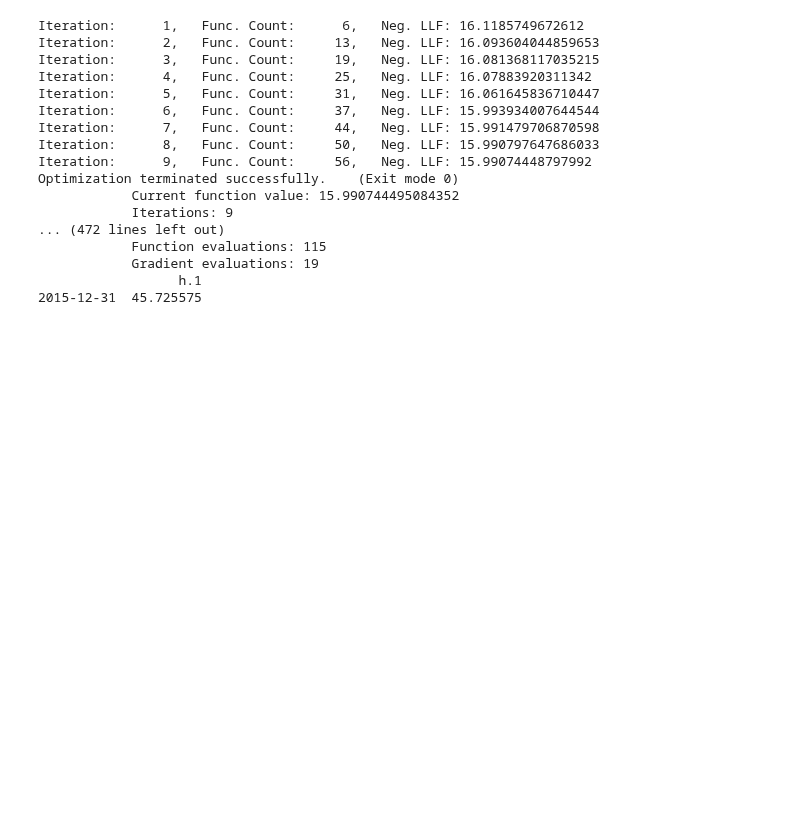
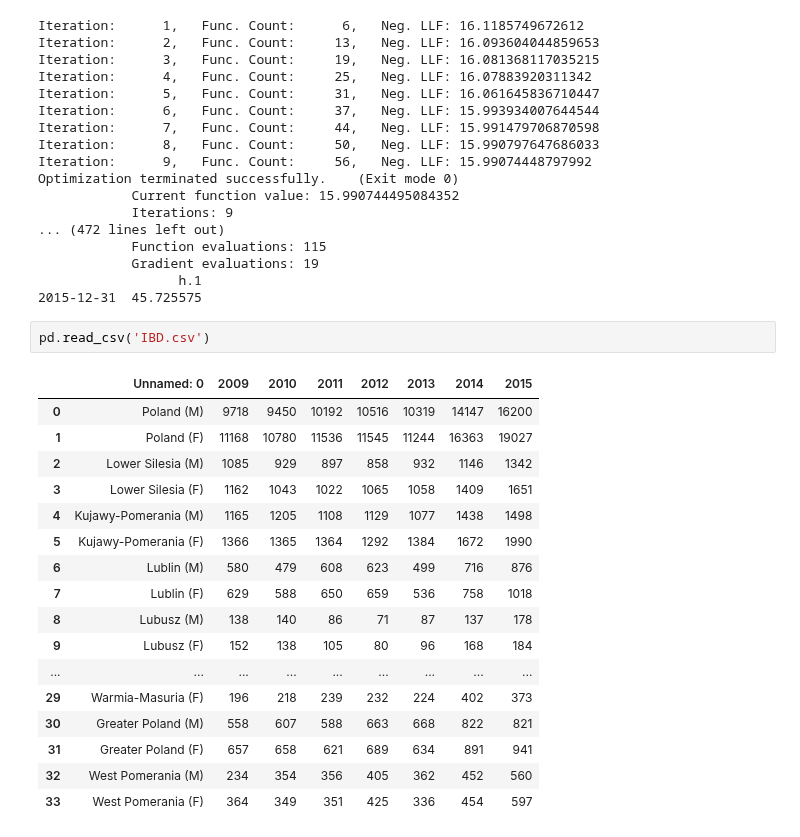
Before and after one commit to ntusnio/CV, a Jupyter notebook: ARMA GARCH.ipynb, the cells around one changed output. Cells and saved outputs as stored; diff of their text form; blank space fills up the shorter version.

```diff
--- a/ARMA GARCH.ipynb
+++ b/ARMA GARCH.ipynb
@@ -112,3 +112,23 @@ Optimization terminated successfully.    (Exit mode 0)
             Gradient evaluations: 19
                   h.1
 2015-12-31  45.725575
+# %%
+pd.read_csv('IBD.csv')
+# %% [output]
+|  | Unnamed: 0 | 2009 | 2010 | 2011 | 2012 | 2013 | 2014 | 2015 |
+| 0 | Poland (M) | 9718 | 9450 | 10192 | 10516 | 10319 | 14147 | 16200 |
+| 1 | Poland (F) | 11168 | 10780 | 11536 | 11545 | 11244 | 16363 | 19027 |
+| 2 | Lower Silesia (M) | 1085 | 929 | 897 | 858 | 932 | 1146 | 1342 |
+| 3 | Lower Silesia (F) | 1162 | 1043 | 1022 | 1065 | 1058 | 1409 | 1651 |
+| 4 | Kujawy-Pomerania (M) | 1165 | 1205 | 1108 | 1129 | 1077 | 1438 | 1498 |
+| 5 | Kujawy-Pomerania (F) | 1366 | 1365 | 1364 | 1292 | 1384 | 1672 | 1990 |
+| 6 | Lublin (M) | 580 | 479 | 608 | 623 | 499 | 716 | 876 |
+| 7 | Lublin (F) | 629 | 588 | 650 | 659 | 536 | 758 | 1018 |
+| 8 | Lubusz (M) | 138 | 140 | 86 | 71 | 87 | 137 | 178 |
+| 9 | Lubusz (F) | 152 | 138 | 105 | 80 | 96 | 168 | 184 |
+| ... | ... | ... | ... | ... | ... | ... | ... | ... |
+| 29 | Warmia-Masuria (F) | 196 | 218 | 239 | 232 | 224 | 402 | 373 |
+| 30 | Greater Poland (M) | 558 | 607 | 588 | 663 | 668 | 822 | 821 |
+| 31 | Greater Poland (F) | 657 | 658 | 621 | 689 | 634 | 891 | 941 |
+| 32 | West Pomerania (M) | 234 | 354 | 356 | 405 | 362 | 452 | 560 |
+| 33 | West Pomerania (F) | 364 | 349 | 351 | 425 | 336 | 454 | 597 |
```
Also changed, not shown: 1 other file.
